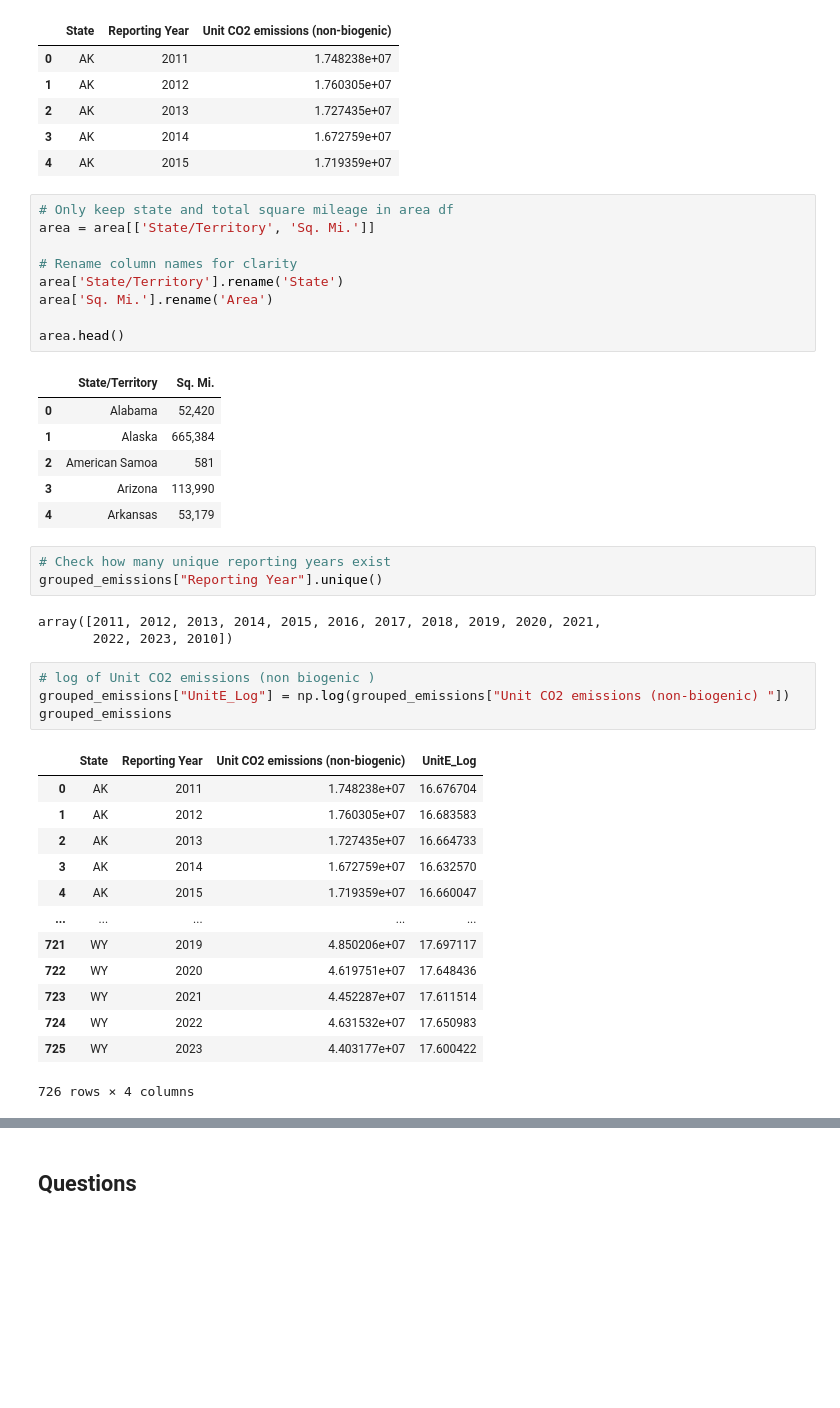
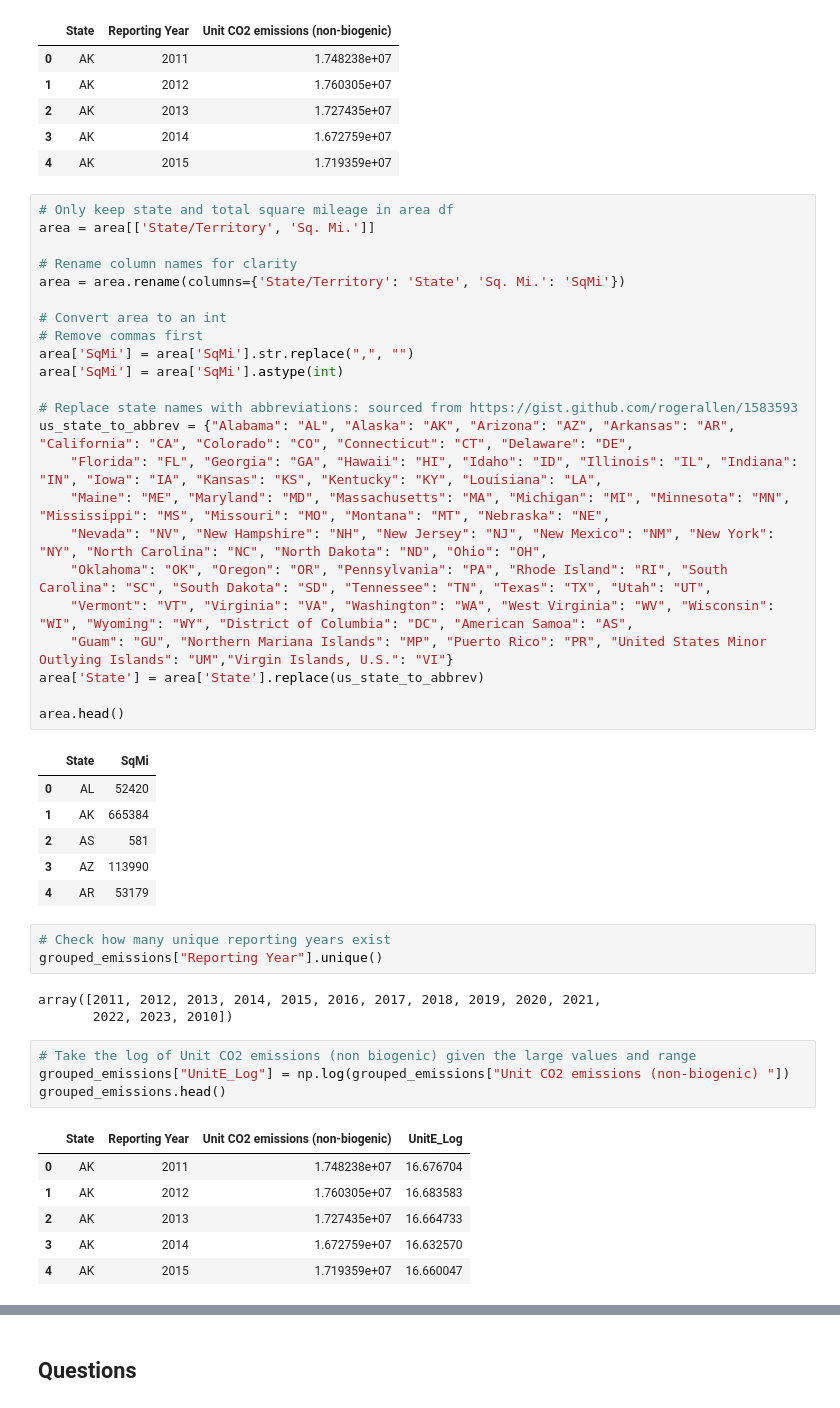
Before and after one commit to caroline-kranefuss/us_facilities_emissions, a Jupyter notebook: questions_3_4.ipynb, the cells around one changed output, grey strips where cells are left out. Saved outputs shown, nothing was run; the diff lists cells and outputs as text; blank space fills up the shorter version.

```diff
--- a/questions_3_4.ipynb
+++ b/questions_3_4.ipynb
@@ -68,17 +72,31 @@ grouped_emissions.head()
 area = area[['State/Territory', 'Sq. Mi.']]
 
 # Rename column names for clarity
-area['State/Territory'].rename('State')
-area['Sq. Mi.'].rename('Area')
+area = area.rename(columns={'State/Territory': 'State', 'Sq. Mi.': 'SqMi'})
+
+# Convert area to an int
+# Remove commas first
+area['SqMi'] = area['SqMi'].str.replace(",", "")
+area['SqMi'] = area['SqMi'].astype(int)
+
+# Replace state names with abbreviations: sourced from https://gist.github.com/rogerallen/1583593
+us_state_to_abbrev = {"Alabama": "AL", "Alaska": "AK", "Arizona": "AZ", "Arkansas": "AR", "California": "CA", "Colorado": "CO", "Connecticut": "CT", "Delaware": "DE",
+    "Florida": "FL", "Georgia": "GA", "Hawaii": "HI", "Idaho": "ID", "Illinois": "IL", "Indiana": "IN", "Iowa": "IA", "Kansas": "KS", "Kentucky": "KY", "Louisiana": "LA",
+    "Maine": "ME", "Maryland": "MD", "Massachusetts": "MA", "Michigan": "MI", "Minnesota": "MN", "Mississippi": "MS", "Missouri": "MO", "Montana": "MT", "Nebraska": "NE",
+    "Nevada": "NV", "New Hampshire": "NH", "New Jersey": "NJ", "New Mexico": "NM", "New York": "NY", "North Carolina": "NC", "North Dakota": "ND", "Ohio": "OH",
+    "Oklahoma": "OK", "Oregon": "OR", "Pennsylvania": "PA", "Rhode Island": "RI", "South Carolina": "SC", "South Dakota": "SD", "Tennessee": "TN", "Texas": "TX", "Utah": "UT",
+    "Vermont": "VT", "Virginia": "VA", "Washington": "WA", "West Virginia": "WV", "Wisconsin": "WI", "Wyoming": "WY", "District of Columbia": "DC", "American Samoa": "AS",
+    "Guam": "GU", "Northern Mariana Islands": "MP", "Puerto Rico": "PR", "United States Minor Outlying Islands": "UM","Virgin Islands, U.S.": "VI"}
+area['State'] = area['State'].replace(us_state_to_abbrev)
 
 area.head()
 # %% [output]
-|  | State/Territory | Sq. Mi. |
-| 0 | Alabama | 52,420 |
-| 1 | Alaska | 665,384 |
-| 2 | American Samoa | 581 |
-| 3 | Arizona | 113,990 |
-| 4 | Arkansas | 53,179 |
+|  | State | SqMi |
+| 0 | AL | 52420 |
+| 1 | AK | 665384 |
+| 2 | AS | 581 |
+| 3 | AZ | 113990 |
+| 4 | AR | 53179 |
 # %%
 # Check how many unique reporting years exist
 grouped_emissions["Reporting Year"].unique()
@@ -86,20 +104,13 @@ grouped_emissions["Reporting Year"].unique()
 array([2011, 2012, 2013, 2014, 2015, 2016, 2017, 2018, 2019, 2020, 2021,
        2022, 2023, 2010])
 # %%
-# log of Unit CO2 emissions (non biogenic )
+# Take the log of Unit CO2 emissions (non biogenic) given the large values and range
 grouped_emissions["UnitE_Log"] = np.log(grouped_emissions["Unit CO2 emissions (non-biogenic) "])
-grouped_emissions
+grouped_emissions.head()
 # %% [output]
 |  | State | Reporting Year | Unit CO2 emissions (non-biogenic) | UnitE_Log |
 | 0 | AK | 2011 | 1.748238e+07 | 16.676704 |
 | 1 | AK | 2012 | 1.760305e+07 | 16.683583 |
 | 2 | AK | 2013 | 1.727435e+07 | 16.664733 |
 | 3 | AK | 2014 | 1.672759e+07 | 16.632570 |
 | 4 | AK | 2015 | 1.719359e+07 | 16.660047 |
-| ... | ... | ... | ... | ... |
-| 721 | WY | 2019 | 4.850206e+07 | 17.697117 |
-| 722 | WY | 2020 | 4.619751e+07 | 17.648436 |
-| 723 | WY | 2021 | 4.452287e+07 | 17.611514 |
-| 724 | WY | 2022 | 4.631532e+07 | 17.650983 |
-| 725 | WY | 2023 | 4.403177e+07 | 17.600422 |
-726 rows × 4 columns
```
Also changed, not shown: parts of 22 cells of this notebook.
